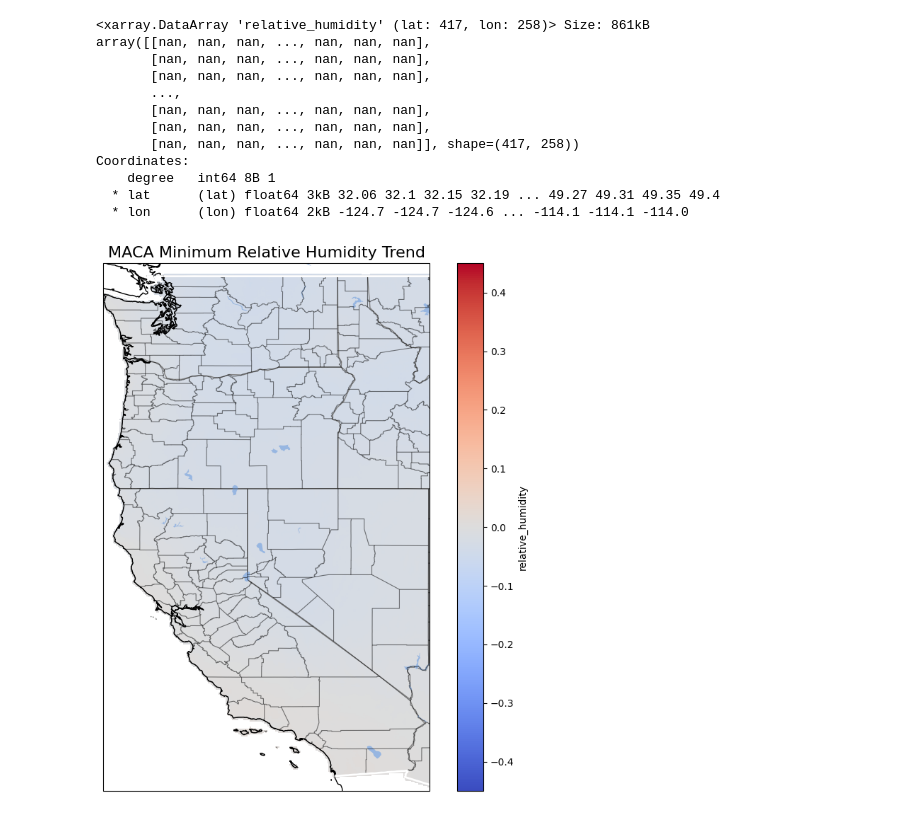
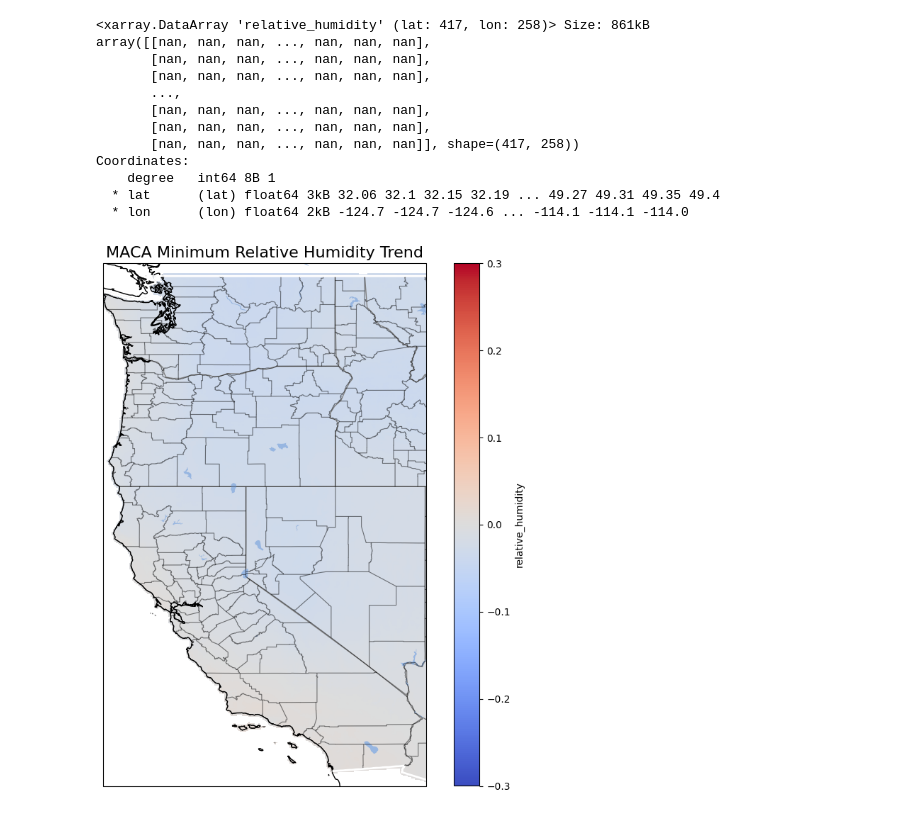
Before and after one commit to theo-avila/2024_FWI_CMIP5_Ensemble_Avila, a Jupyter notebook: revision_notebooks/Seasonal_Trends_Maca.ipynb, the cells around one changed output. Cells and saved outputs as stored; diff of their text form; code cells hidden in the pictures.

Commit message:
updates for FWI_Inputs Figure, with better bounds for 1-1 to MACA-cmip5

```diff
--- a/revision_notebooks/Seasonal_Trends_Maca.ipynb
+++ b/revision_notebooks/Seasonal_Trends_Maca.ipynb
@@ -135,32 +135,32 @@ Coordinates:
 # %%
 reader = shpreader.Reader('/storage/work/cta5244/2024_FWI_CMIP5_Ensemble_Avila/county_shapefile/countyl010g.shp')
 counties = list(reader.geometries())
 
 COUNTIES = cfeature.ShapelyFeature(counties, ccrs.PlateCarree())
 
 scale = '110m'
 states110 = cfeature.NaturalEarthFeature(
             category='cultural',
             name='admin_1_states_provinces_lines',
             scale=scale,
             facecolor='none',
             edgecolor='r')
 
 
 cmap='coolwarm'
 fig, ax = plt.subplots(figsize=(8, 8), subplot_kw={'projection': ccrs.PlateCarree()})
 
-ensemble_mean.plot(ax=ax,cmap=cmap, vmin=-.45, vmax=.45)
+ensemble_mean.plot(ax=ax,cmap=cmap, vmin=-.3, vmax=.3)
 
 ax.add_feature(cfeature.NaturalEarthFeature('cultural', 'admin_1_states_provinces_lines', '110m', edgecolor='gray', facecolor='none'))
 ax.coastlines()
 ax.add_feature(cfeature.LAKES)
 ax.add_feature(COUNTIES, linewidth=0.8, alpha=0.5, facecolor='none', edgecolor='black')
 ax.add_feature(cfeature.BORDERS, linewidth=2, edgecolor='white')
 
 
 plt.title(f'MACA Minimum Relative Humidity Trend', fontsize=16)
 fig.tight_layout()
 #plt.savefig(f'/data/keeling/a/ctavila2/2024_FWI_CMIP5_Ensemble_Avila/revision_notebooks/revision_figures/2_MACA_FWI_Inputs_rhmin_1979_2022_Trend')
 # %% [output]
-[figure, old version]
+[figure, new version]
```
